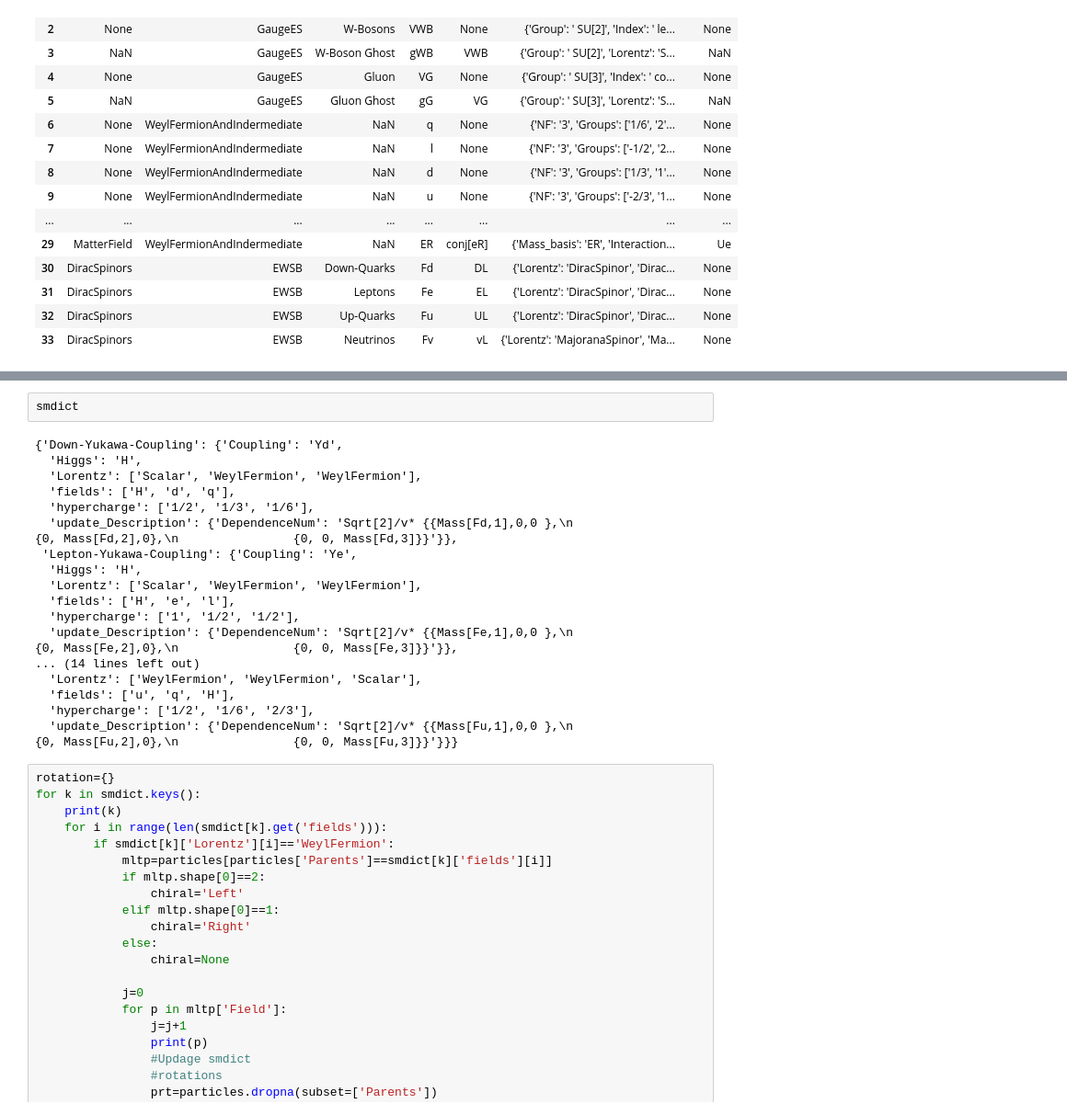
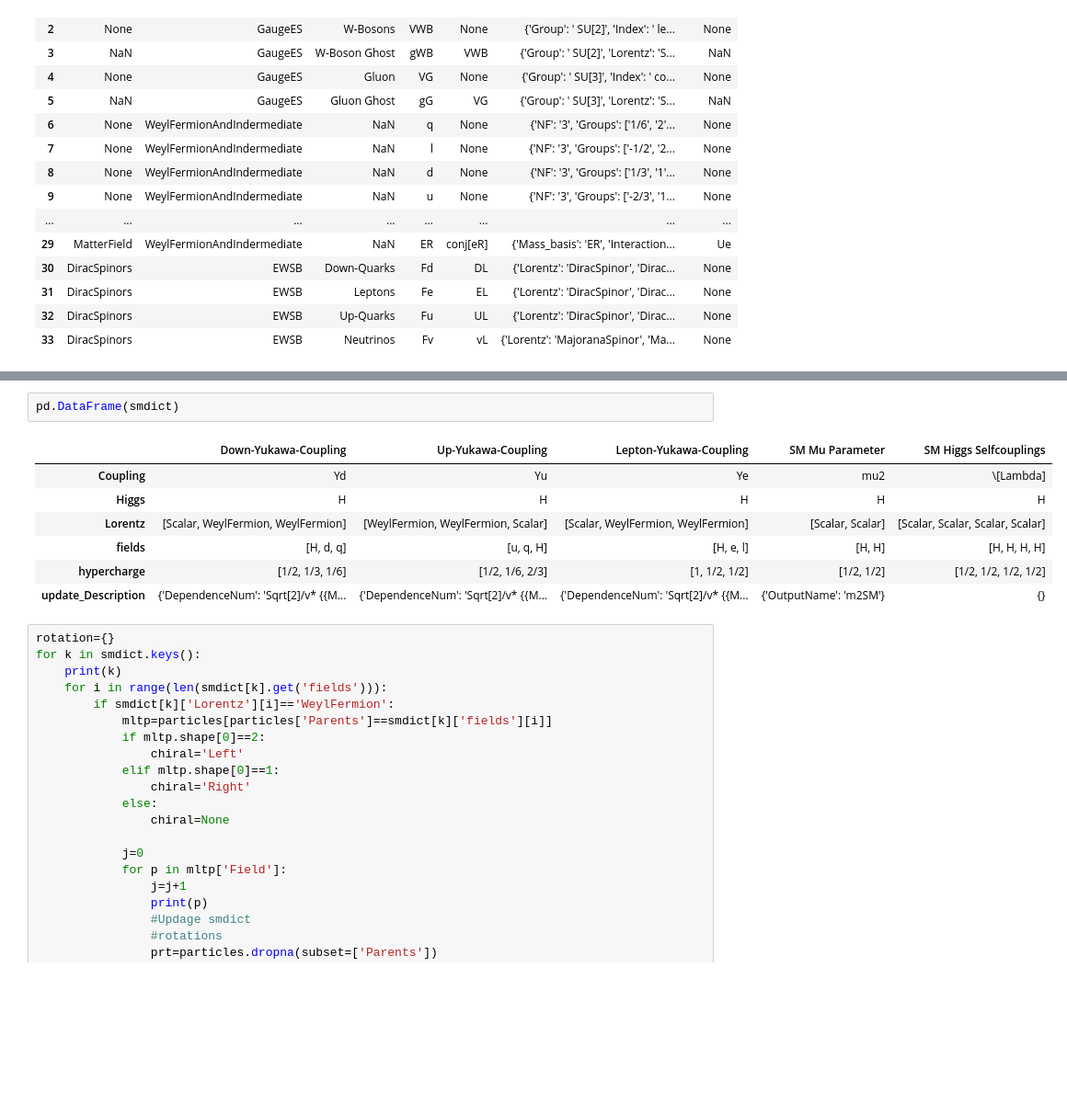
Before and after one commit to restrepo/BSM-Submodules, a Jupyter notebook: parameters.ipynb, the cells around one changed output, grey strips where cells are left out. Shown at 92% size. Drawn from its saved outputs; the diff is of its cells as text; blank space fills up the shorter version.

```diff
--- a/parameters.ipynb
+++ b/parameters.ipynb
@@ -1005,23 +923,13 @@ if True:
-# %%
-smdict
-# %% [output]
-{'Down-Yukawa-Coupling': {'Coupling': 'Yd',
-  'Higgs': 'H',
-  'Lorentz': ['Scalar', 'WeylFermion', 'WeylFermion'],
-  'fields': ['H', 'd', 'q'],
-  'hypercharge': ['1/2', '1/3', '1/6'],
-  'update_Description': {'DependenceNum': 'Sqrt[2]/v* {{Mass[Fd,1],0,0 },\n                {0, Mass[Fd,2],0},\n                {0, 0, Mass[Fd,3]}}'}},
- 'Lepton-Yukawa-Coupling': {'Coupling': 'Ye',
-  'Higgs': 'H',
-  'Lorentz': ['Scalar', 'WeylFermion', 'WeylFermion'],
-  'fields': ['H', 'e', 'l'],
-  'hypercharge': ['1', '1/2', '1/2'],
-  'update_Description': {'DependenceNum': 'Sqrt[2]/v* {{Mass[Fe,1],0,0 },\n                {0, Mass[Fe,2],0},\n                {0, 0, Mass[Fe,3]}}'}},
-... (14 lines left out)
-  'Lorentz': ['WeylFermion', 'WeylFermion', 'Scalar'],
-  'fields': ['u', 'q', 'H'],
-  'hypercharge': ['1/2', '1/6', '2/3'],
-  'update_Description': {'DependenceNum': 'Sqrt[2]/v* {{Mass[Fu,1],0,0 },\n                {0, Mass[Fu,2],0},\n                {0, 0, Mass[Fu,3]}}'}}}
+# %%
+pd.DataFrame(smdict)
+# %% [output]
+|  | Down-Yukawa-Coupling | Up-Yukawa-Coupling | Lepton-Yukawa-Coupling | SM Mu Parameter | SM Higgs Selfcouplings |
+| Coupling | Yd | Yu | Ye | mu2 | \[Lambda] |
+| Higgs | H | H | H | H | H |
+| Lorentz | [Scalar, WeylFermion, WeylFermion] | [WeylFermion, WeylFermion, Scalar] | [Scalar, WeylFermion, WeylFermion] | [Scalar, Scalar] | [Scalar, Scalar, Scalar, Scalar] |
+| fields | [H, d, q] | [u, q, H] | [H, e, l] | [H, H] | [H, H, H, H] |
+| hypercharge | [1/2, 1/3, 1/6] | [1/2, 1/6, 2/3] | [1, 1/2, 1/2] | [1/2, 1/2] | [1/2, 1/2, 1/2, 1/2] |
+| update_Description | {'DependenceNum': 'Sqrt[2]/v* {{M... | {'DependenceNum': 'Sqrt[2]/v* {{M... | {'DependenceNum': 'Sqrt[2]/v* {{M... | {'OutputName': 'm2SM'} | {} |
 # %%
 rotation={}
 for k in smdict.keys():
```
Also changed, not shown: parts of 11 cells of this notebook.
